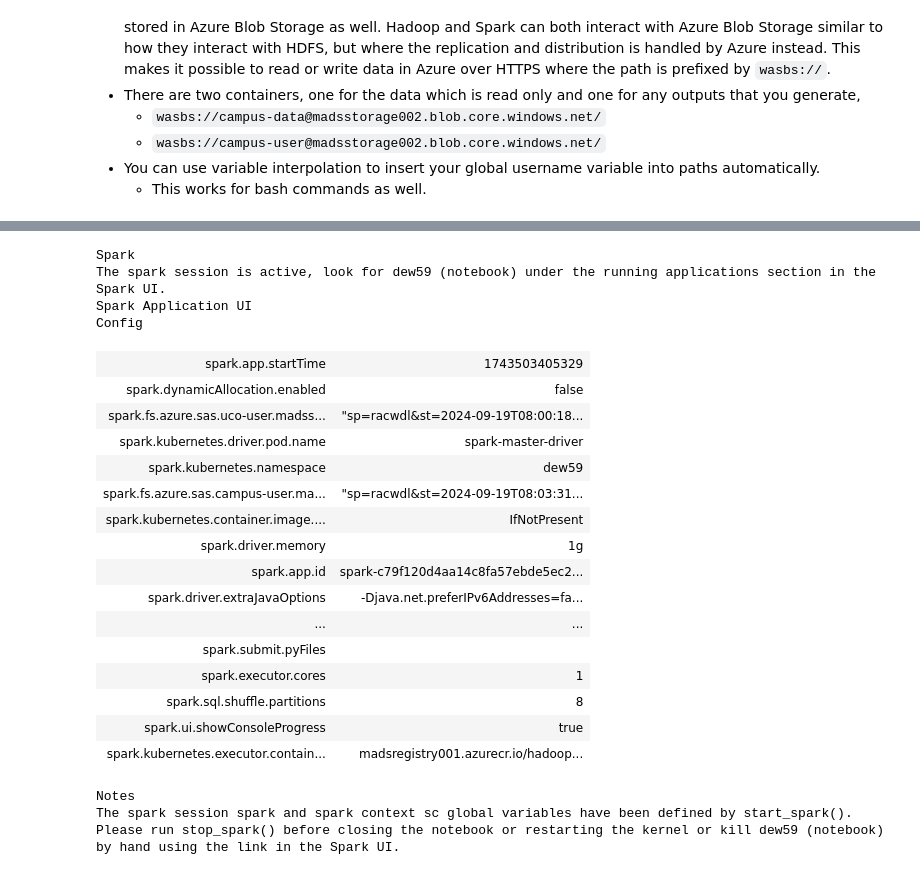
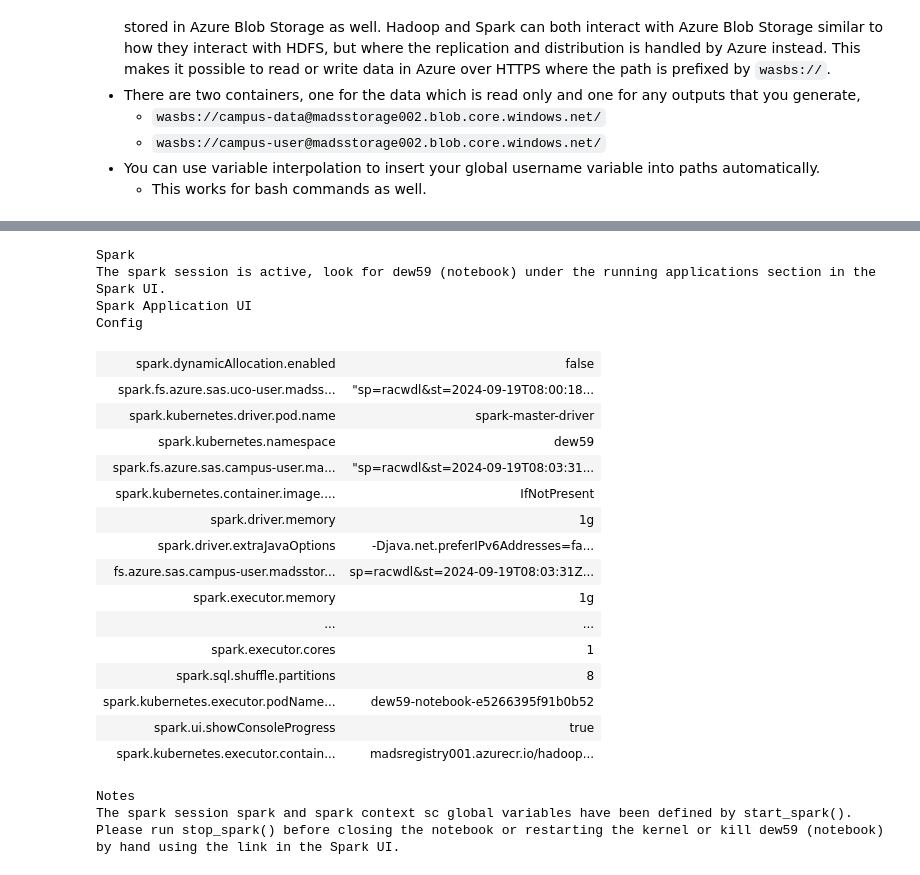
Before and after one commit to david-ewing-nz/ghcn-spark-analysis, a Jupyter notebook: notebooks/00_ghcn_setup.ipynb, the cells around one changed output, grey strips where cells are left out. Drawn from its saved outputs; the diff is of its cells as text; code cells hidden in the pictures.

```diff
--- a/notebooks/00_ghcn_setup.ipynb
+++ b/notebooks/00_ghcn_setup.ipynb
@@ -207,7 +207,7 @@ def dhtmlf(flag: bool,df, n=20):
 # %%
 # Run this cell to start a spark session in this notebook
 
-#start_spark(executor_instances=2, executor_cores=1, worker_memory=1, master_memory=1)
+start_spark(executor_instances=2, executor_cores=1, worker_memory=1, master_memory=1)
 # %% [output]
 Warning: Ignoring non-Spark config property: fs.azure.sas.campus-user.madsstorage002.blob.core.windows.net
 Warning: Ignoring non-Spark config property: SPARK_DRIVER_BIND_ADDRESS
@@ -219,8 +217,7 @@ To adjust logging level use sc.setLogLevel(newLevel). For SparkR, use setLogLeve
 Spark
 The spark session is active, look for dew59 (notebook) under the running applications section in the Spark UI.
 Spark Application UI
 Config
-| spark.app.startTime | 1743503405329 |
 | spark.dynamicAllocation.enabled | false |
 | spark.fs.azure.sas.uco-user.madss... | "sp=racwdl&st=2024-09-19T08:00:18... |
 | spark.kubernetes.driver.pod.name | spark-master-driver |
@@ -228,12 +225,13 @@ Config
 | spark.fs.azure.sas.campus-user.ma... | "sp=racwdl&st=2024-09-19T08:03:31... |
 | spark.kubernetes.container.image.... | IfNotPresent |
 | spark.driver.memory | 1g |
-| spark.app.id | spark-c79f120d4aa14c8fa57ebde5ec2... |
 | spark.driver.extraJavaOptions | -Djava.net.preferIPv6Addresses=fa... |
+| fs.azure.sas.campus-user.madsstor... | sp=racwdl&st=2024-09-19T08:03:31Z... |
+| spark.executor.memory | 1g |
 | ... | ... |
-| spark.submit.pyFiles |  |
 | spark.executor.cores | 1 |
 | spark.sql.shuffle.partitions | 8 |
+| spark.kubernetes.executor.podName... | dew59-notebook-e5266395f91b0b52 |
 | spark.ui.showConsoleProgress | true |
 | spark.kubernetes.executor.contain... | madsregistry001.azurecr.io/hadoop... |
 Notes
```
Also changed, not shown: parts of 2 cells of this notebook, 1 other file.
